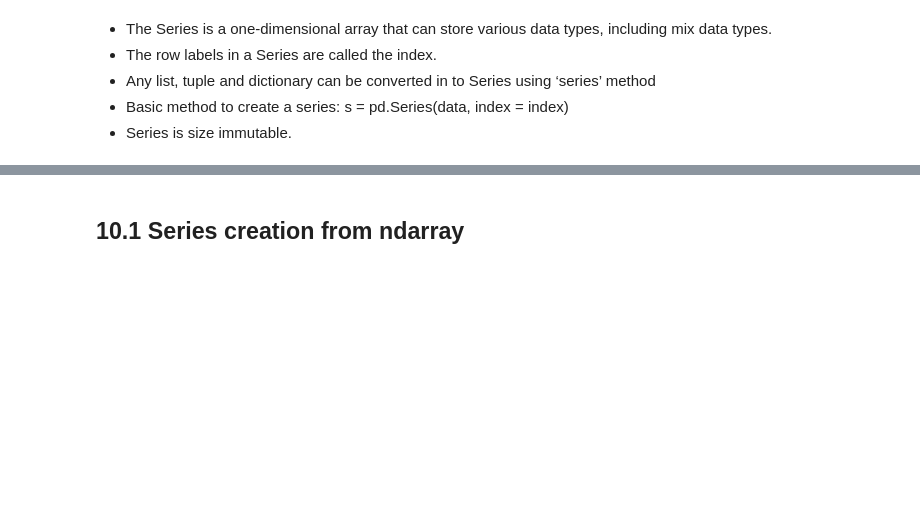
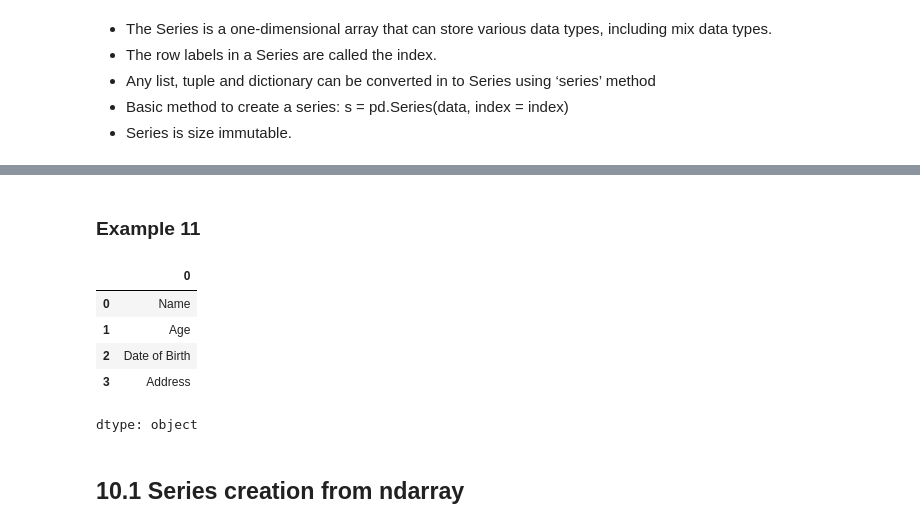
Before and after one commit to pvnkzn/Week1-Intro-to-Python, a Jupyter notebook: Introduction_to_Python.ipynb, the cells around one changed output, grey strips where cells are left out. Drawn from its saved outputs; the diff is of its cells as text; code cells hidden in the pictures; blank space fills up the shorter version.

Commit message:
added examples 7-11

```diff
--- a/Introduction_to_Python.ipynb
+++ b/Introduction_to_Python.ipynb
@@ -968,4 +1032,18 @@ s
 dtype: object
+# %% [markdown]
+### Example 11
+# %%
+#creating a series
+import pandas as pd
+s =pd.Series(["Name", "Age", "Date of Birth", "Address"])
+s
+# %% [output]
+|  | 0 |
+| 0 | Name |
+| 1 | Age |
+| 2 | Date of Birth |
+| 3 | Address |
+dtype: object
 # %% [markdown]
 ## 10.1 Series creation from ndarray
 # %% [markdown]
```
Also changed, not shown: parts of 11 cells of this notebook.
